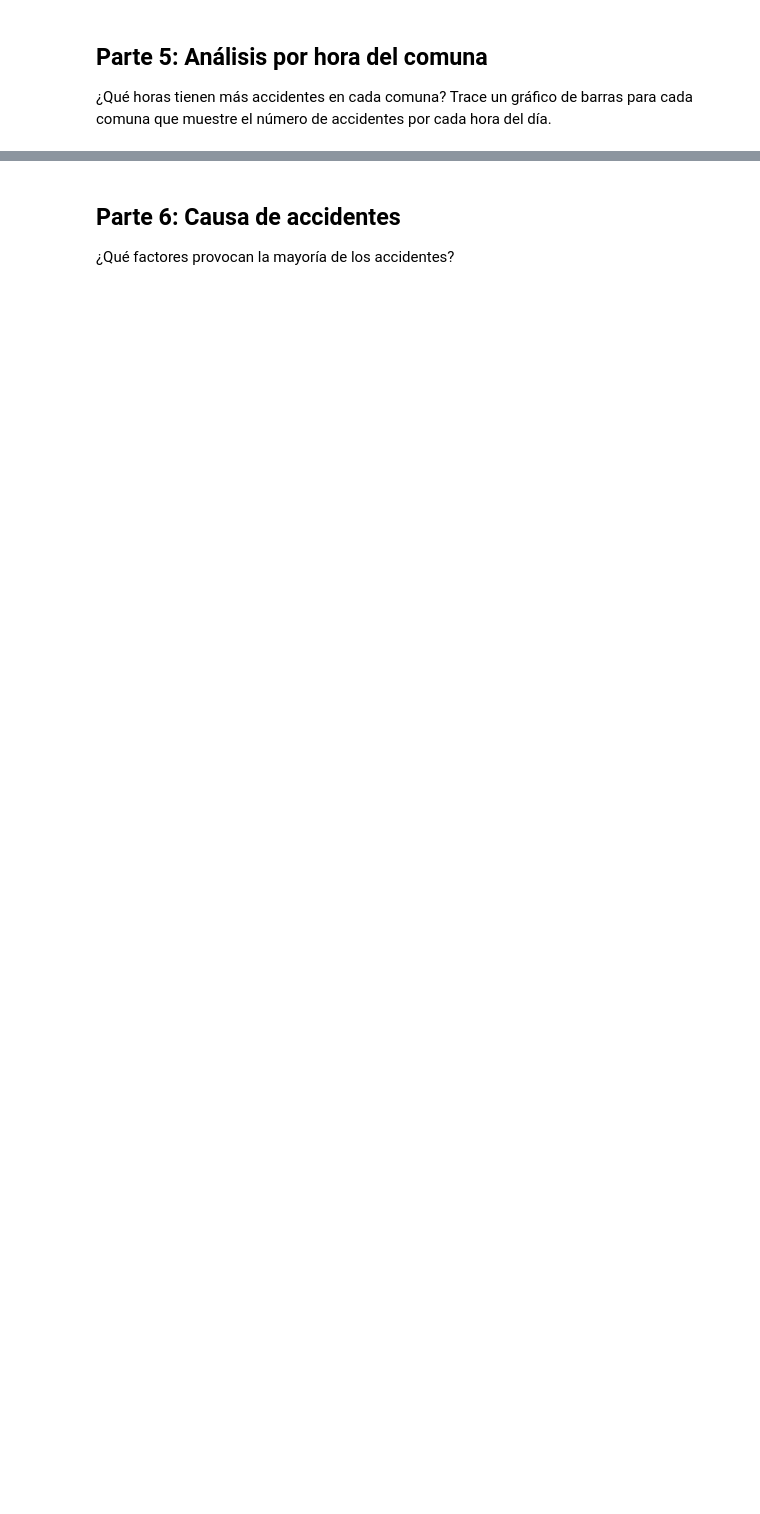
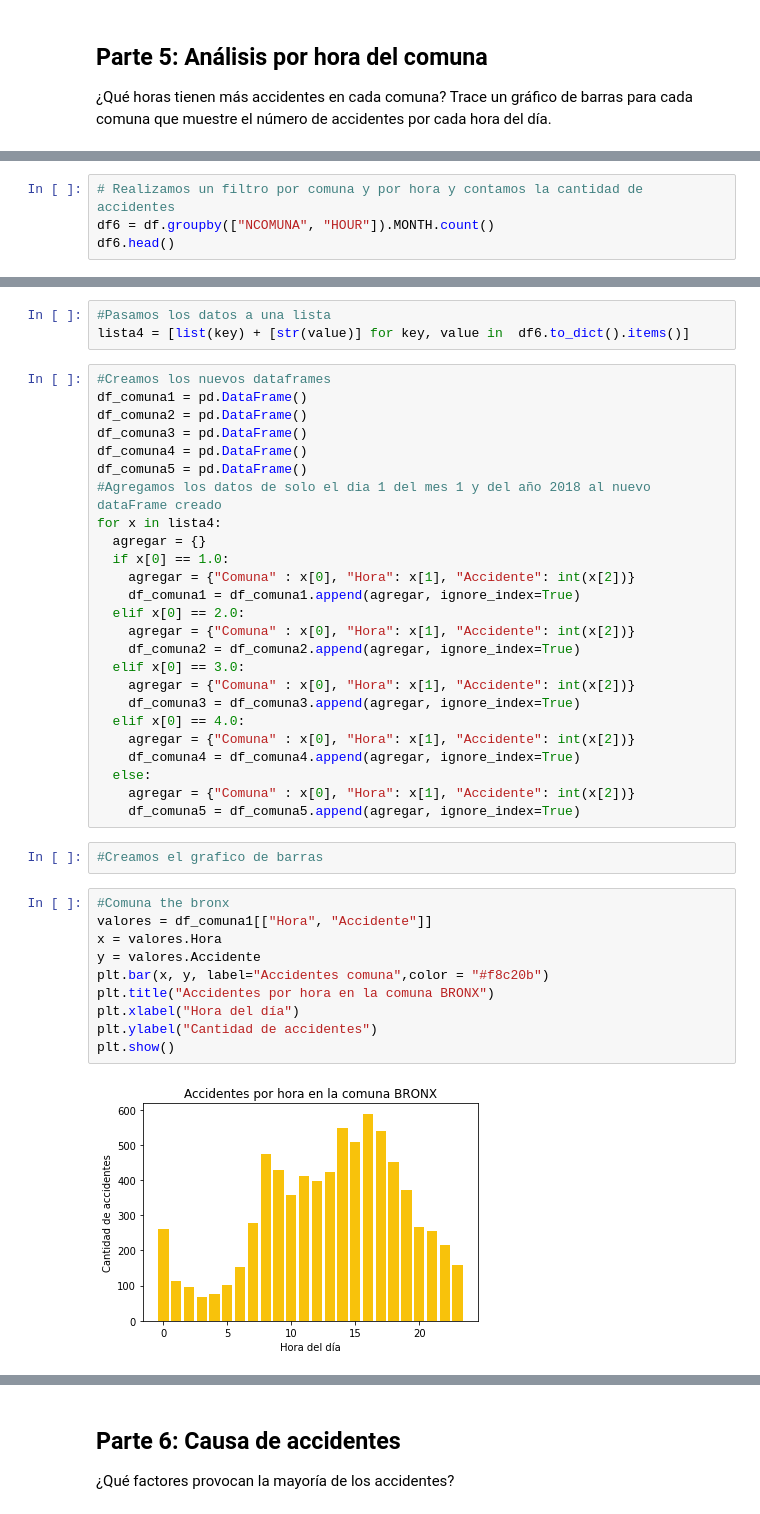
Before and after one commit to GabyLeon10100/MujeresDigitales, a Jupyter notebook: Taller4_.ipynb, the cells around one changed output, grey strips where cells are left out. Drawn from its saved outputs; the diff is of its cells as text; blank space fills up the shorter version.

```diff
--- a/Taller4_.ipynb
+++ b/Taller4_.ipynb
@@ -345,0 +470,4 @@ Trace un gráfico de barras del número total de accidentes en cada comuna, así
+# %%
+# Realizamos un filtro por comuna y por hora y contamos la cantidad de accidentes
+df6 = df.groupby(["NCOMUNA", "HOUR"]).MONTH.count()
+df6.head()
@@ -345,0 +482,42 @@ Trace un gráfico de barras del número total de accidentes en cada comuna, así
+# %%
+#Pasamos los datos a una lista
+lista4 = [list(key) + [str(value)] for key, value in  df6.to_dict().items()]
+# %%
+#Creamos los nuevos dataframes
+df_comuna1 = pd.DataFrame()
+df_comuna2 = pd.DataFrame()
+df_comuna3 = pd.DataFrame()
+df_comuna4 = pd.DataFrame()
+df_comuna5 = pd.DataFrame()
+#Agregamos los datos de solo el dia 1 del mes 1 y del año 2018 al nuevo dataFrame creado
+for x in lista4:
+  agregar = {}
+  if x[0] == 1.0:
+    agregar = {"Comuna" : x[0], "Hora": x[1], "Accidente": int(x[2])}
+    df_comuna1 = df_comuna1.append(agregar, ignore_index=True)
+  elif x[0] == 2.0:
+    agregar = {"Comuna" : x[0], "Hora": x[1], "Accidente": int(x[2])}
+    df_comuna2 = df_comuna2.append(agregar, ignore_index=True)
+  elif x[0] == 3.0:
+    agregar = {"Comuna" : x[0], "Hora": x[1], "Accidente": int(x[2])}
+    df_comuna3 = df_comuna3.append(agregar, ignore_index=True)
+  elif x[0] == 4.0:
+    agregar = {"Comuna" : x[0], "Hora": x[1], "Accidente": int(x[2])}
+    df_comuna4 = df_comuna4.append(agregar, ignore_index=True)
+  else:
+    agregar = {"Comuna" : x[0], "Hora": x[1], "Accidente": int(x[2])}
+    df_comuna5 = df_comuna5.append(agregar, ignore_index=True)
+# %%
+#Creamos el grafico de barras
+# %%
+#Comuna the bronx
+valores = df_comuna1[["Hora", "Accidente"]]
+x = valores.Hora
+y = valores.Accidente
+plt.bar(x, y, label="Accidentes comuna",color = "#f8c20b")
+plt.title("Accidentes por hora en la comuna BRONX")
+plt.xlabel("Hora del día")
+plt.ylabel("Cantidad de accidentes")
+plt.show()
+# %% [output]
+[figure, added]
```
Also changed, not shown: parts of 23 cells of this notebook.
